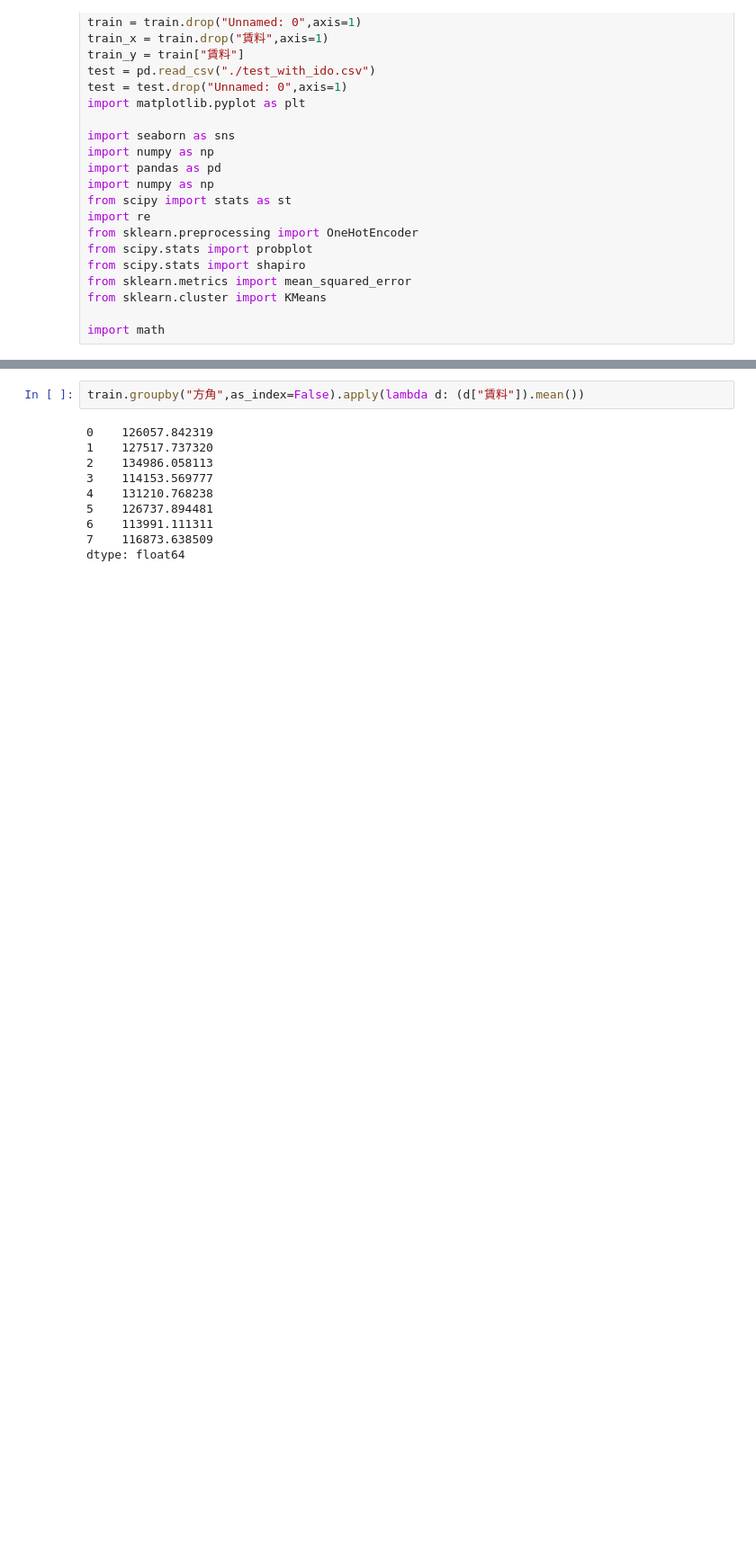
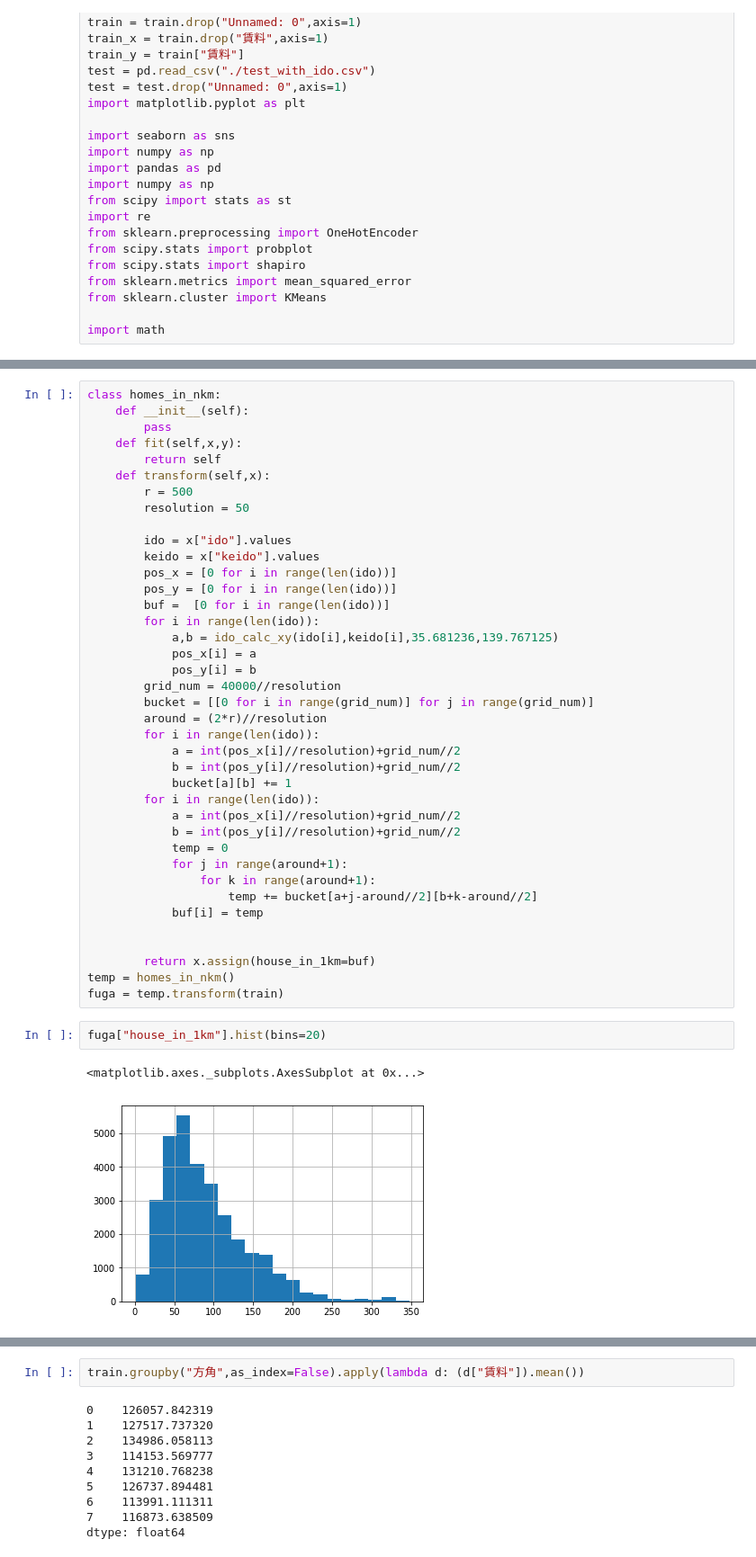
Before and after one commit to MosasoM/mynavi, a Jupyter notebook: mynavi_datavis.ipynb, the cells around one changed output, grey strips where cells are left out. Shown at 90% size. Drawn from its saved outputs; the diff is of its cells as text; blank space fills up the shorter version.

```diff
--- a/mynavi_datavis.ipynb
+++ b/mynavi_datavis.ipynb
@@ -53 +63,45 @@ ax.scatter(x,y)
+# %%
+class homes_in_nkm:
+    def __init__(self):
+        pass
+    def fit(self,x,y):
+        return self
+    def transform(self,x):
+        r = 500
+        resolution = 50
+
+        ido = x["ido"].values
+        keido = x["keido"].values
+        pos_x = [0 for i in range(len(ido))]
+        pos_y = [0 for i in range(len(ido))]
+        buf =  [0 for i in range(len(ido))]
+        for i in range(len(ido)):
+            a,b = ido_calc_xy(ido[i],keido[i],35.681236,139.767125)
+            pos_x[i] = a
+            pos_y[i] = b
+        grid_num = 40000//resolution
+        bucket = [[0 for i in range(grid_num)] for j in range(grid_num)]
+        around = (2*r)//resolution
+        for i in range(len(ido)):
+            a = int(pos_x[i]//resolution)+grid_num//2
+            b = int(pos_y[i]//resolution)+grid_num//2
+            bucket[a][b] += 1
+        for i in range(len(ido)):
+            a = int(pos_x[i]//resolution)+grid_num//2
+            b = int(pos_y[i]//resolution)+grid_num//2
+            temp = 0
+            for j in range(around+1):
+                for k in range(around+1):
+                    temp += bucket[a+j-around//2][b+k-around//2]
+            buf[i] = temp
+
+
+        return x.assign(house_in_1km=buf)
+temp = homes_in_nkm()
+fuga = temp.transform(train)
+# %%
+fuga["house_in_1km"].hist(bins=20)
+# %% [output]
+<matplotlib.axes._subplots.AxesSubplot at 0x...>
+[figure, added]
 # %%
```
Also changed, not shown: parts of 2 cells of this notebook, 18 other files.
